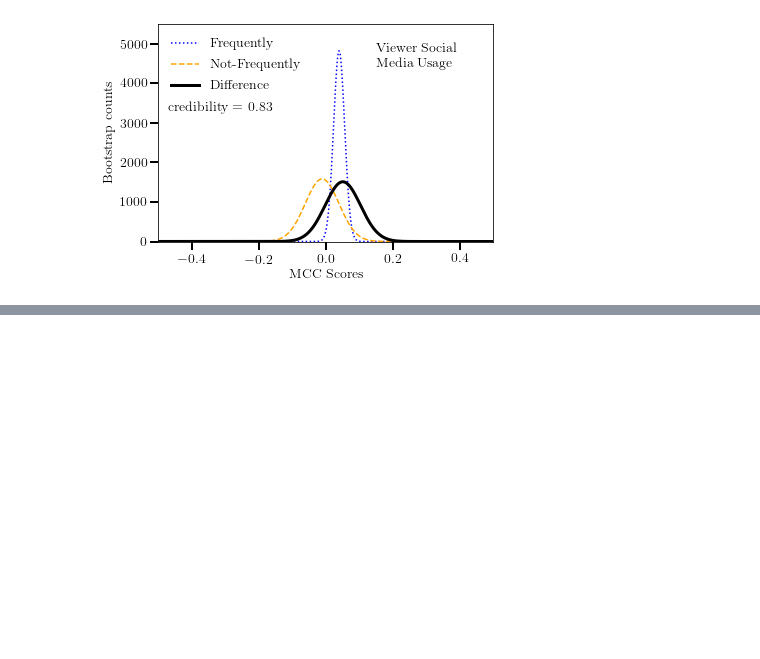
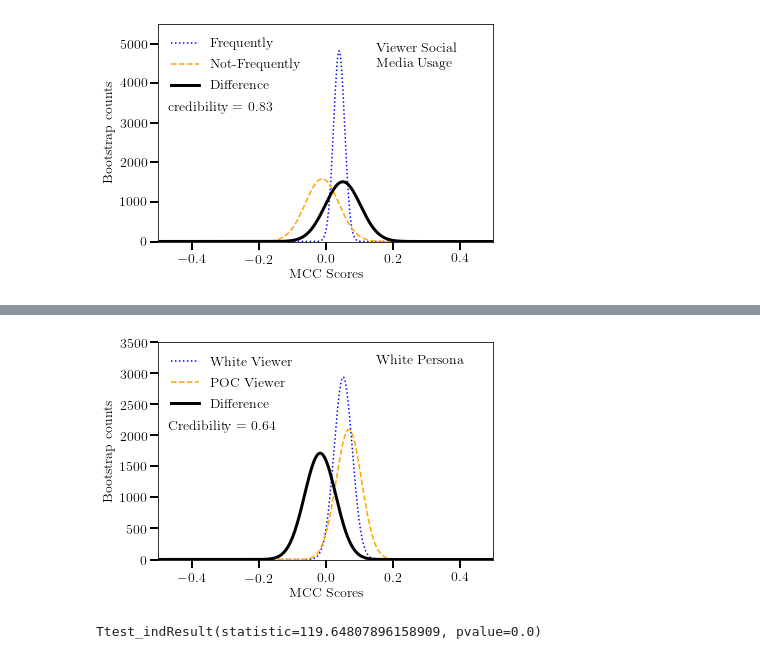
Before and after one commit to juniperlovato/DiverseMisinformationPaper, a Jupyter notebook: Final_Visualizations_of_Bootstrapping_confusion_matrix.ipynb, the cells around one changed output, grey strips where cells are left out. Cells and saved outputs as stored; diff of their text form; code cells hidden in the pictures; blank space fills up the shorter version.

```diff
--- a/Final_Visualizations_of_Bootstrapping_confusion_matrix.ipynb
+++ b/Final_Visualizations_of_Bootstrapping_confusion_matrix.ipynb
@@ -518,0 +568,15 @@ complete_visualization(bootstrap_F,'Frequently',bootstrap_NF,'Not-Frequently',
+# %%
+#Argument key:  array and label, demographic array
+complete_visualization(bootstrap_White_White,'White Viewer',bootstrap_POC_White,'POC Viewer', 'Difference','White Persona',3500,0.5)
+# %% [output]
+[figure, added]
+# %%
+#Male and female viewers watching young videos
+
+bootstrap_Male_Young = generate_corrcoeff(261,249,75,96)
+bootstrap_Female_Young = generate_corrcoeff(201,227,72,80)
+
+result_bias_Gender = ttest_ind(bootstrap_Male_Young,bootstrap_Female_Young,equal_var=False)
+print(result_bias_Gender)
+# %% [output]
+Ttest_indResult(statistic=119.64807896158909, pvalue=0.0)
```
Also changed, not shown: parts of 17 cells of this notebook.
